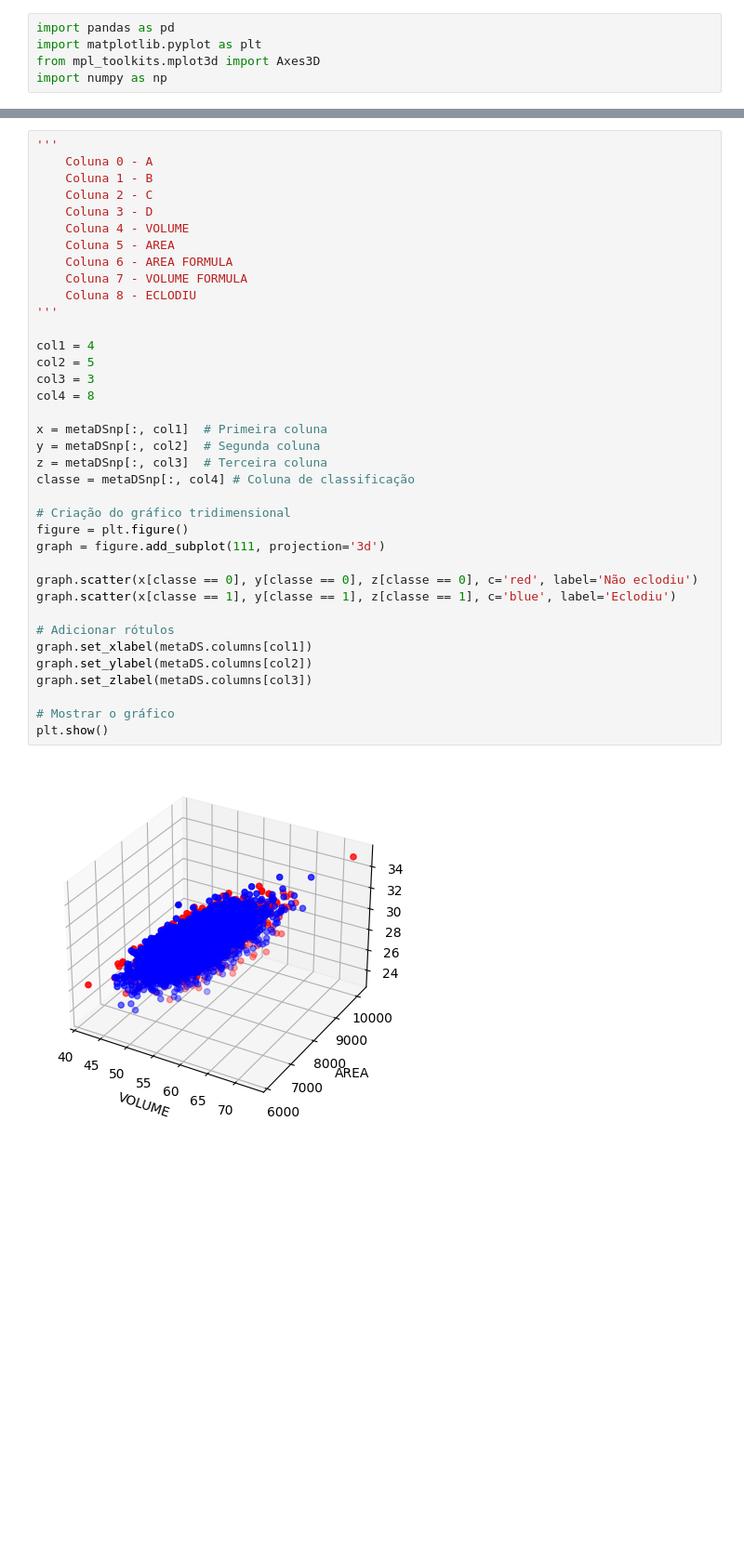
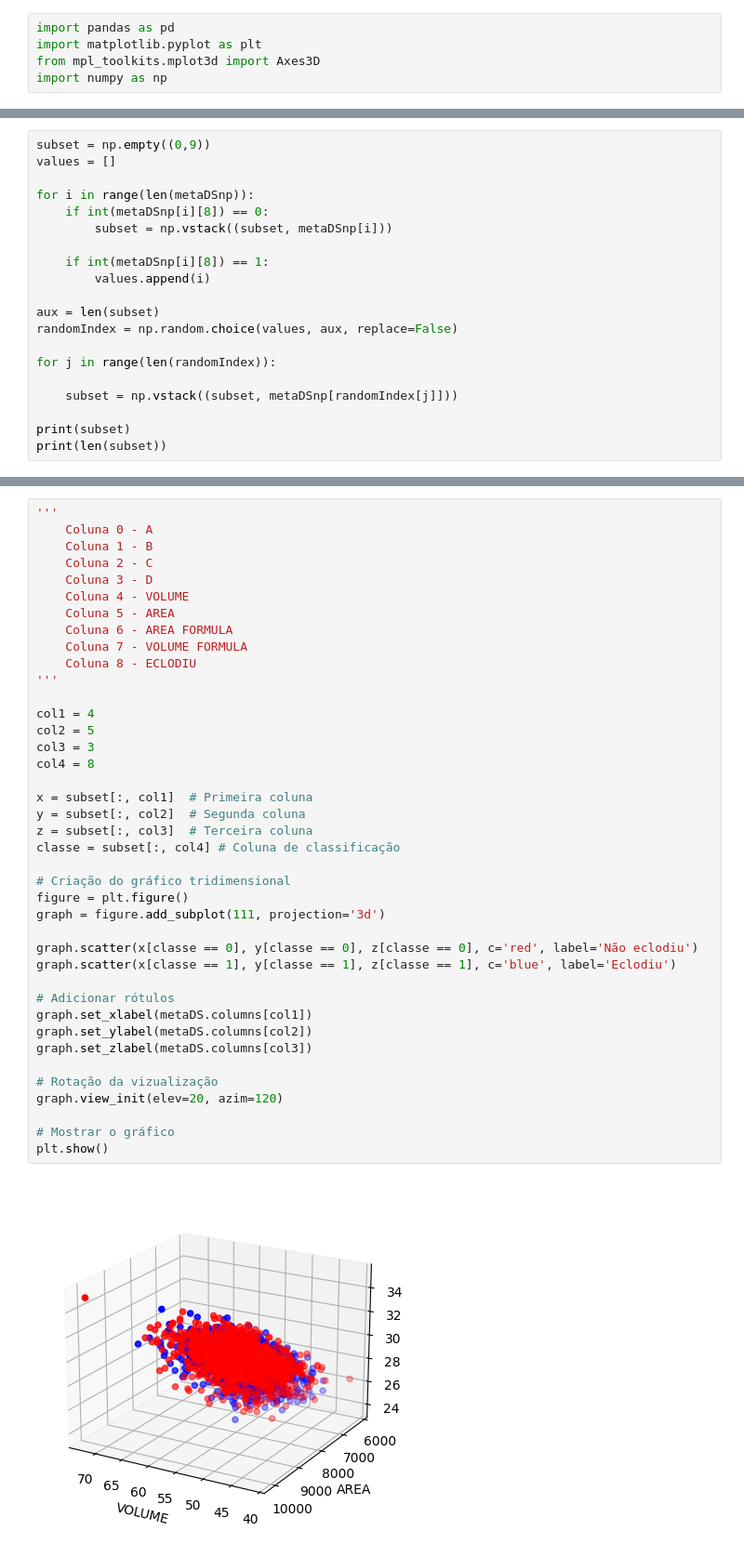
Before and after one commit to Marcio-Salmazo/PRJ_mestrado, a Jupyter notebook: Neural networks/Plot3DTest.ipynb, the cells around one changed output, grey strips where cells are left out. Shown: that part at 93% size. Saved outputs shown, nothing was run; the diff lists cells and outputs as text; blank space fills up the shorter version.

```diff
--- a/Neural networks/Plot3DTest.ipynb
+++ b/Neural networks/Plot3DTest.ipynb
@@ -22,0 +24,20 @@ vaB = metaDS.drop(columns=['A','C','D','AREA_FORMULA','VOL_FORMULA','ECLODIU'])
+# %%
+subset = np.empty((0,9))
+values = []
+
+for i in range(len(metaDSnp)):
+    if int(metaDSnp[i][8]) == 0:
+        subset = np.vstack((subset, metaDSnp[i]))
+
+    if int(metaDSnp[i][8]) == 1:
+        values.append(i)
+
+aux = len(subset)
+randomIndex = np.random.choice(values, aux, replace=False)
+
+for j in range(len(randomIndex)):
+
+    subset = np.vstack((subset, metaDSnp[randomIndex[j]]))
+
+print(subset)
+print(len(subset))
@@ -27,35 +63,38 @@ vaB = metaDS.drop(columns=['A','C','D','AREA_FORMULA','VOL_FORMULA','ECLODIU'])
     Coluna 2 - C
     Coluna 3 - D
     Coluna 4 - VOLUME
     Coluna 5 - AREA
     Coluna 6 - AREA FORMULA
     Coluna 7 - VOLUME FORMULA
     Coluna 8 - ECLODIU
 '''
 
 col1 = 4
 col2 = 5
 col3 = 3
 col4 = 8
 
-x = metaDSnp[:, col1]  # Primeira coluna
-y = metaDSnp[:, col2]  # Segunda coluna
-z = metaDSnp[:, col3]  # Terceira coluna
-classe = metaDSnp[:, col4] # Coluna de classificação
+x = subset[:, col1]  # Primeira coluna
+y = subset[:, col2]  # Segunda coluna
+z = subset[:, col3]  # Terceira coluna
+classe = subset[:, col4] # Coluna de classificação
 
 # Criação do gráfico tridimensional
 figure = plt.figure()
 graph = figure.add_subplot(111, projection='3d')
 
 graph.scatter(x[classe == 0], y[classe == 0], z[classe == 0], c='red', label='Não eclodiu')
 graph.scatter(x[classe == 1], y[classe == 1], z[classe == 1], c='blue', label='Eclodiu')
 
 # Adicionar rótulos
 graph.set_xlabel(metaDS.columns[col1])
 graph.set_ylabel(metaDS.columns[col2])
 graph.set_zlabel(metaDS.columns[col3])
 
+# Rotação da vizualização
+graph.view_init(elev=20, azim=120)
+
 # Mostrar o gráfico
 plt.show()
 # %% [output]
-[figure, old version]
+[figure, new version]
```
Also changed, not shown: parts of 3 cells of this notebook, 1 other file.
